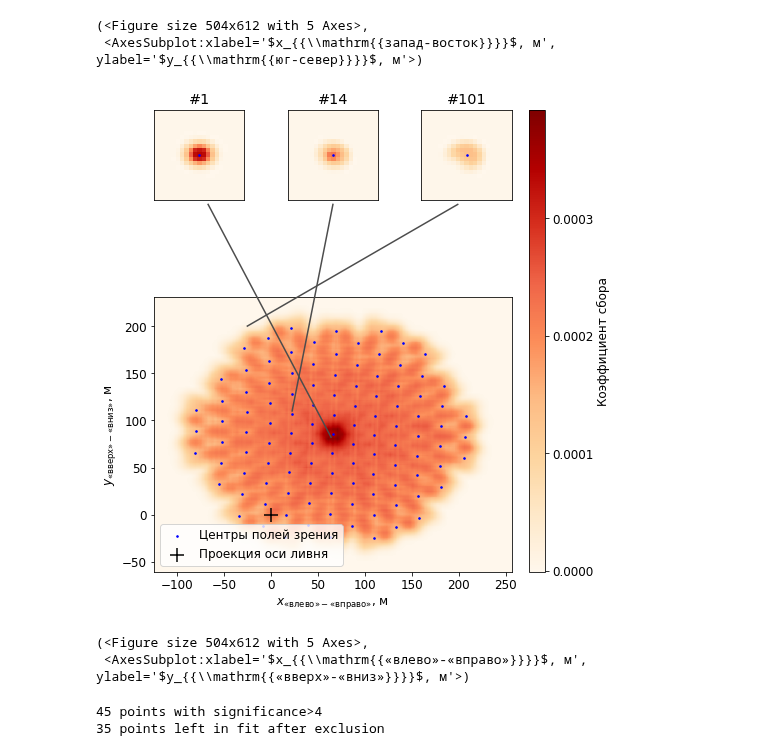
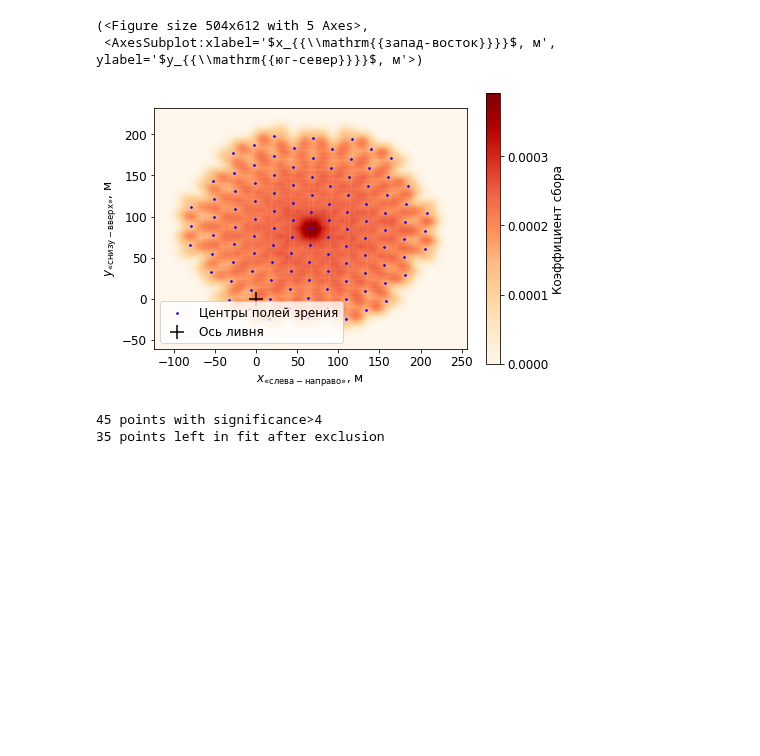
Before and after one commit to nj-vs-vh/master-thesis, a Jupyter notebook: notebooks/12_ldf_reconstruction.ipynb, the cells around one changed output. Drawn from its saved outputs; the diff is of its cells as text; code cells hidden in the pictures; blank space fills up the shorter version.

```diff
--- a/notebooks/12_ldf_reconstruction.ipynb
+++ b/notebooks/12_ldf_reconstruction.ipynb
@@ -93,17 +95,22 @@ expplots.plot_fov(fov, cut_edges=cut_edges)
 # %%
+from modules.plots._shared import _save_or_show
+
+fig, ax = plt.subplots(figsize=(7, 5))
+
 expplots.plot_fov(
     fov_proj,
     cut_edges=cut_edges,
-    x_label='$x_{{\\mathrm{{«влево»-«вправо»}}}}$, м',
-    y_label='$y_{{\\mathrm{{«вверх»-«вниз»}}}}$, м',
-    origin_label='Проекция оси ливня',
+    x_label='$x_{{\\mathrm{{«слева-направо»}}}}$, м',
+    y_label='$y_{{\\mathrm{{«снизу-вверх»}}}}$, м',
+    origin_label='Ось ливня',
     draw_arrows=True,
+    ax_for_central_img=ax,
     arrows_finetuning=np.array([0, -40]),
 )
+
+# _save_or_show('projected-pmt-fov')
 # %% [output]
-[figure, old version]
+[figure, new version]
-(<Figure size 504x612 with 5 Axes>,
- <AxesSubplot:xlabel='$x_{{\\mathrm{{«влево»-«вправо»}}}}$, м', ylabel='$y_{{\\mathrm{{«вверх»-«вниз»}}}}$, м'>)
 # %%
 r_means = np.zeros(109)
 r_stds = np.zeros(109)
```
Also changed, not shown: parts of 1 cell of this notebook, 33 other files.
